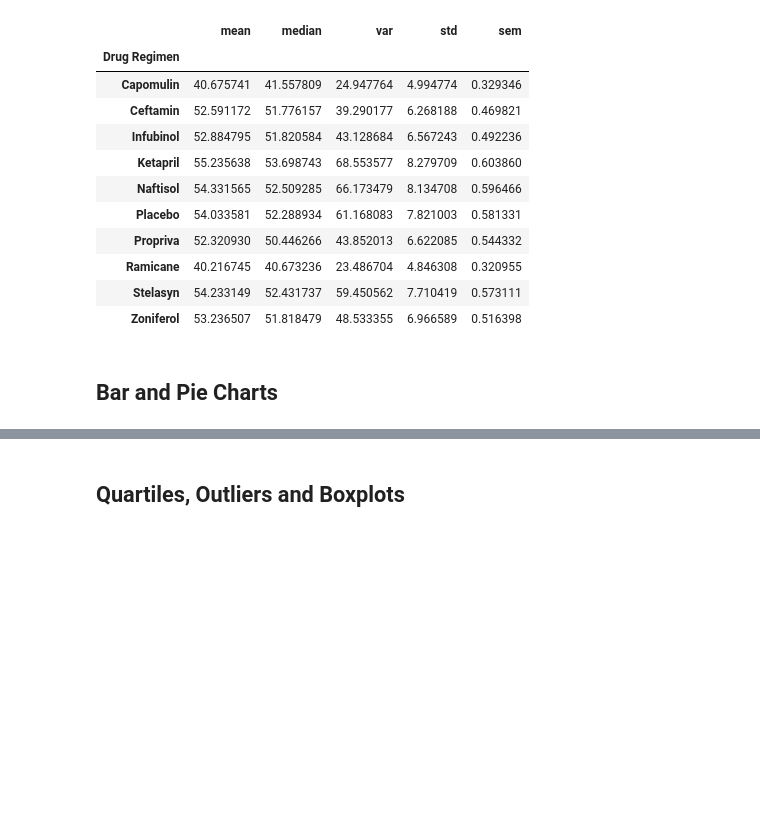
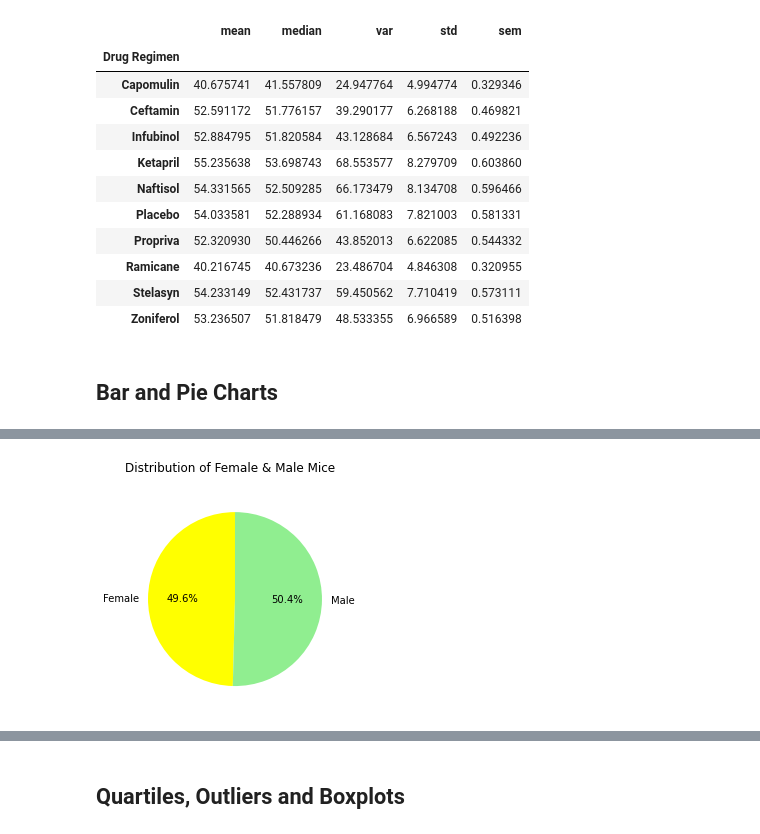
Before and after one commit to drbernal47/pymaceuticals-assignment, a Jupyter notebook: pymaceuticals_starter.ipynb, the cells around one changed output, grey strips where cells are left out. Drawn from its saved outputs; the diff is of its cells as text; code cells hidden in the pictures; blank space fills up the shorter version.

Commit message:
Plotted Distribution of Female & Male Mice

```diff
--- a/pymaceuticals_starter.ipynb
+++ b/pymaceuticals_starter.ipynb
@@ -155 +157,10 @@ plt.show()
+# %%
+# Generate a pie plot showing the distribution of female versus male mice using pandas
+mouse_sex = cleaned_data.groupby("Sex")
+sex_counts = mouse_sex["Mouse ID"].nunique()
+
+pie = sex_counts.plot.pie(subplots = True,title="Distribution of Female & Male Mice",
+                          startangle=90,ylabel="",autopct="%1.1f%%",colors=["yellow","lightgreen"])
+# %% [output]
+[figure, added]
 # %%
```
Also changed, not shown: parts of 4 cells of this notebook.
